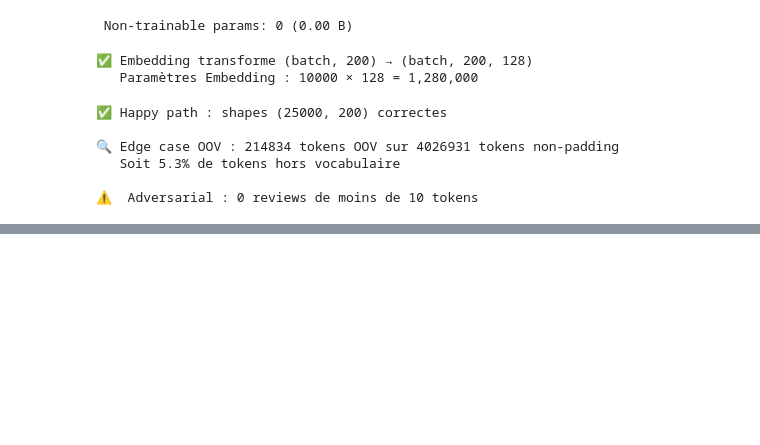
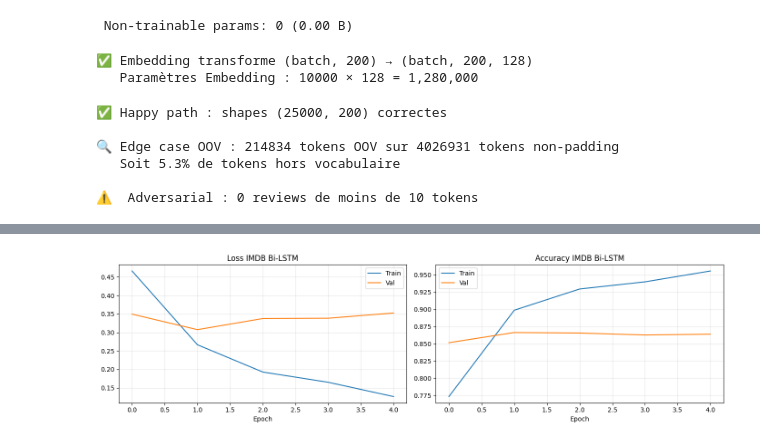
Before and after one commit to ShinoTetsuny/LSTMvsGru, a Jupyter notebook: LSTMvsGRU.ipynb, the cells around one changed output, grey strips where cells are left out. Drawn from its saved outputs; the diff is of its cells as text; code cells hidden in the pictures; blank space fills up the shorter version.

Commit message:
feat: phase5 imdb bidirectional lstm training

```diff
--- a/LSTMvsGRU.ipynb
+++ b/LSTMvsGRU.ipynb
@@ -568,0 +602,15 @@ if short_reviews:
+# %%
+early_stop_imdb = EarlyStopping(
+    monitor='val_accuracy',
+    patience=3,
+    restore_best_weights=True
+)
+
+history_imdb = model_imdb.fit(
+    X_train_pad, y_train_imdb,
+    epochs=5,
+    batch_size=128,
+    validation_split=0.1,
+    callbacks=[early_stop_imdb],
+    verbose=1
+)
@@ -568,0 +628,21 @@ if short_reviews:
+# %%
+fig, axes = plt.subplots(1, 2, figsize=(14, 4))
+
+axes[0].plot(history_imdb.history['loss'], label='Train')
+axes[0].plot(history_imdb.history['val_loss'], label='Val')
+axes[0].set_title("Loss IMDB Bi-LSTM")
+axes[0].set_xlabel("Epoch")
+axes[0].legend()
+axes[0].grid(True, alpha=0.3)
+
+axes[1].plot(history_imdb.history['accuracy'], label='Train')
+axes[1].plot(history_imdb.history['val_accuracy'], label='Val')
+axes[1].set_title("Accuracy IMDB Bi-LSTM")
+axes[1].set_xlabel("Epoch")
+axes[1].legend()
+axes[1].grid(True, alpha=0.3)
+
+plt.tight_layout()
+plt.show()
+# %% [output]
+[figure, added]
```
Also changed, not shown: parts of 5 cells of this notebook, 1 other file.
